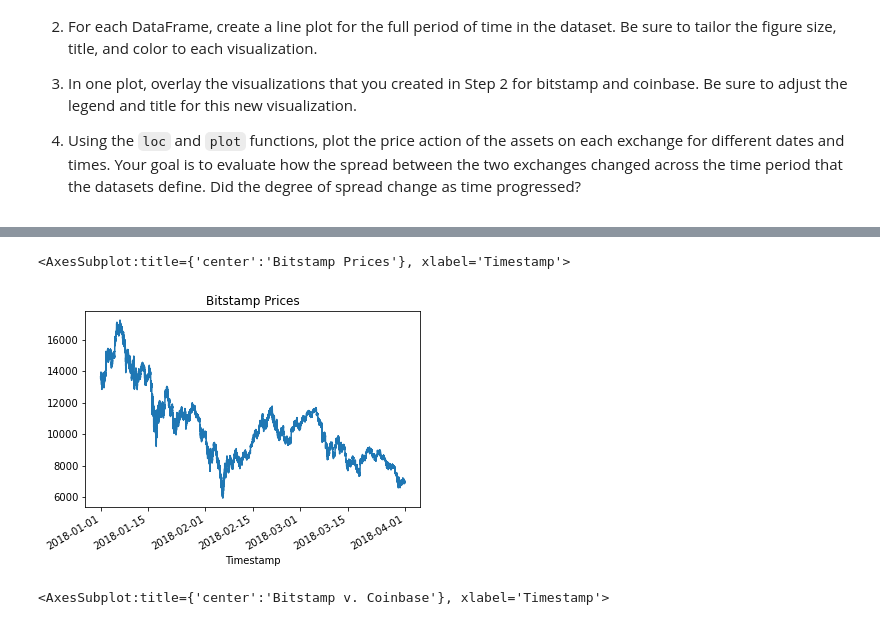
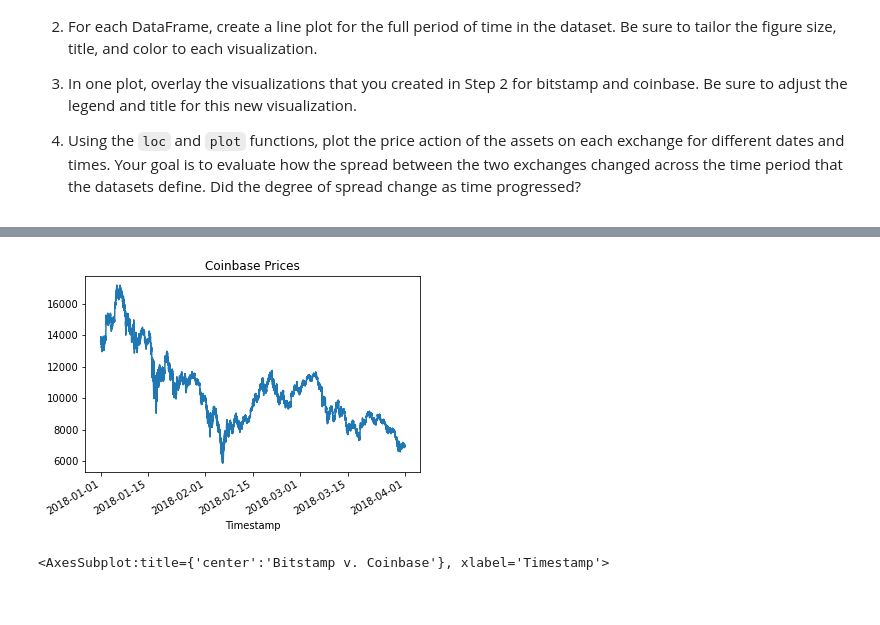
Before and after one commit to galcivar/module_03, a Jupyter notebook: crypto_arbitrage.ipynb, the cells around one changed output, grey strips where cells are left out. Drawn from its saved outputs; the diff is of its cells as text; code cells hidden in the pictures.

```diff
--- a/crypto_arbitrage.ipynb
+++ b/crypto_arbitrage.ipynb
@@ -83,7 +85,10 @@ bitstamp.head(10)
 # Set the index to the column "Timestamp"
 # Set the parse_dates and infer_datetime_format parameters
 #Declaring variable coinbase as a dataframe from coinbase.csv file
-coinbase = pd.read_csv(Path("Resources/coinbase.csv"), parse_dates=True, infer_datetime_format=True)
+coinbase = pd.read_csv(Path("Resources/coinbase.csv"))
 # Setting Timestamp as Index
 coinbase.set_index('Timestamp')
+# Converting Timestamp to datetime
+coinbase['Timestamp'] = pd.to_datetime(coinbase['Timestamp'], infer_datetime_format=True, utc=True)
+coinbase
 # %% [output]
@@ -299,7 +302,7 @@ bitstamp_sliced = # YOUR CODE HERE
 # %%
 # Use loc or iloc to select `Timestamp (the index)` and `Close` from coinbase DataFrame
-coinbase_sliced = # YOUR CODE HERE
+coinbase_sliced = coinbase.loc[:, ['Timestamp', 'Close']]
 
 # Review the first five rows of the DataFrame
-# YOUR CODE HERE
+coinbase_sliced.head(5)
 # %% [output]
@@ -358,10 +359,9 @@ Sort through the time series data associated with the bitstamp and coinbase Data
 # %%
 # Create a line plot for the coinbase DataFrame for the full length of time in the dataset
 # Be sure that the figure size, title, and color are tailored to each visualization
-# YOUR CODE HERE
+cs_lines = coinbase_sliced.plot.line(title='Coinbase Prices', xlabel='Timestamp',legend=False, x='Timestamp', y='Close')
 # %% [output]
-<AxesSubplot:title={'center':'Bitstamp Prices'}, xlabel='Timestamp'>
-[figure, old version]
+[figure, new version]
 # %%
 # Overlay the visualizations for the bitstamp and coinbase DataFrames in one plot
 # The plot should visualize the prices over the full lenth of the dataset
```
Also changed, not shown: parts of 11 cells of this notebook.
